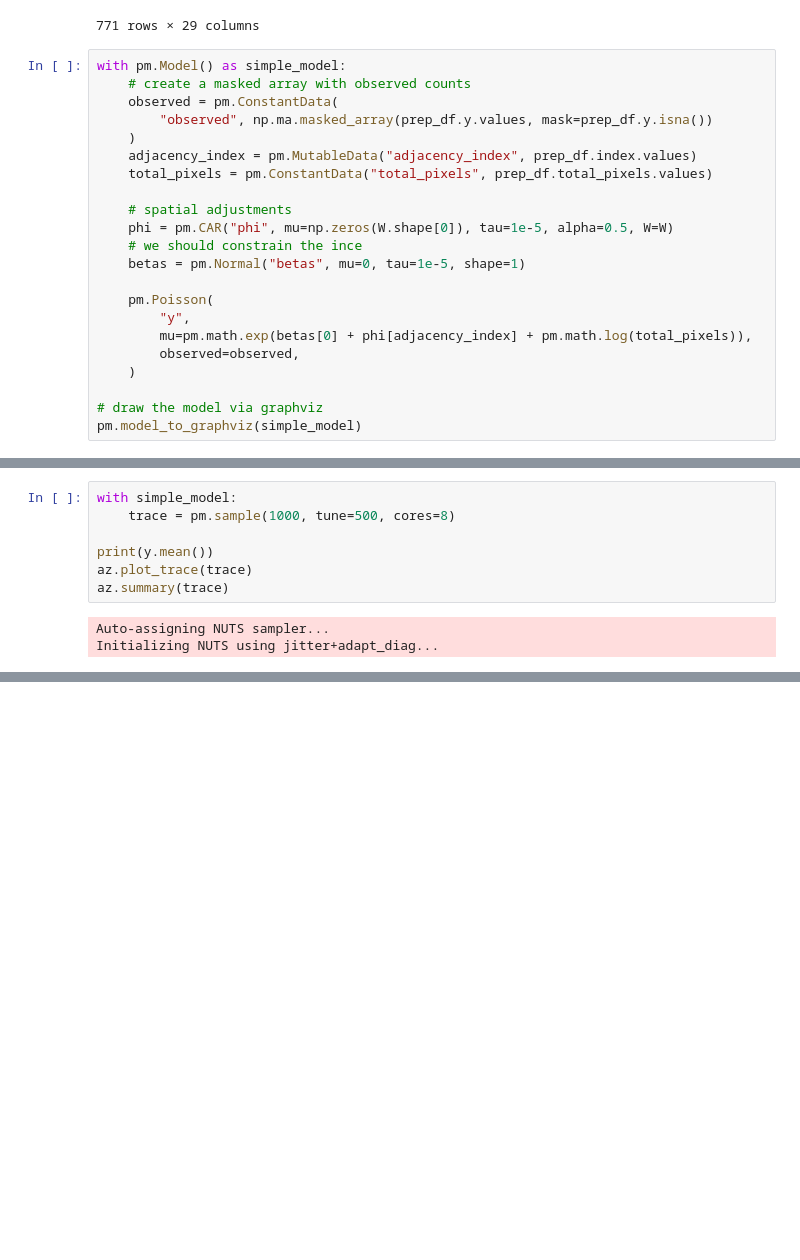
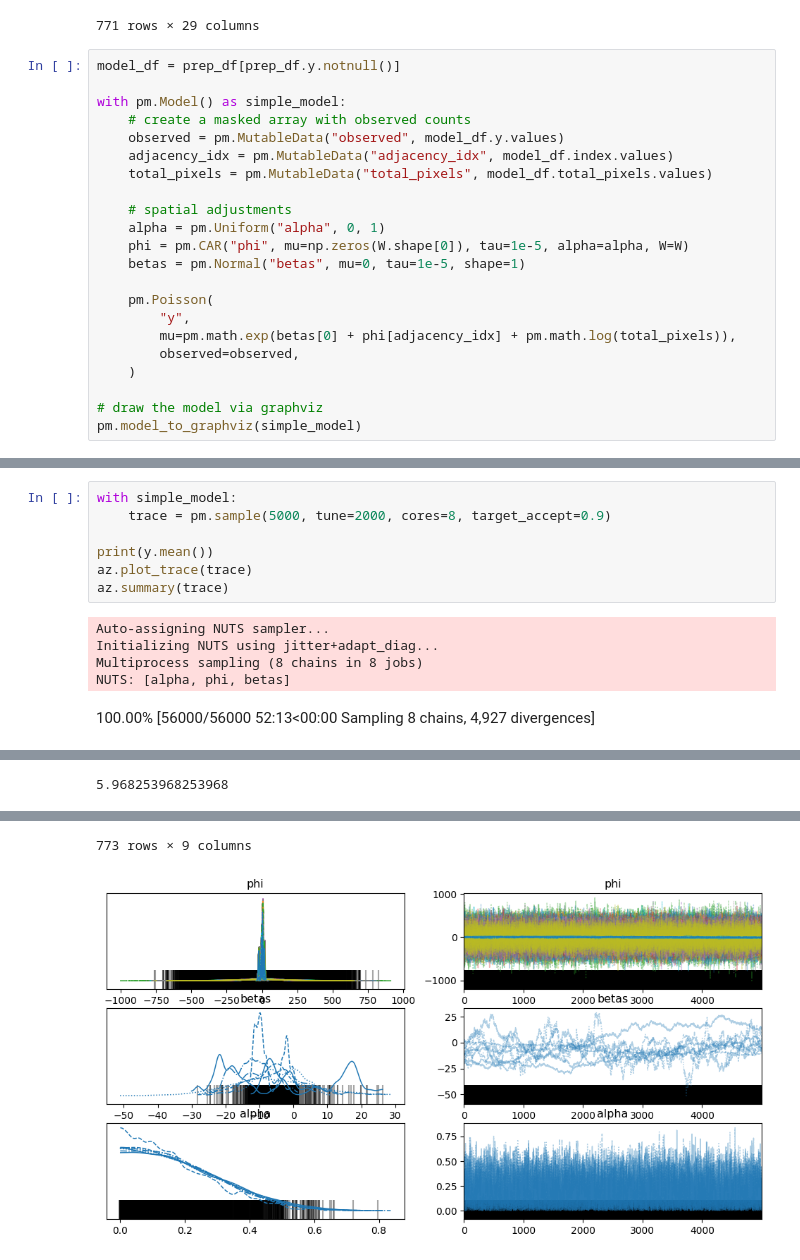
Before and after one commit to acmiyaguchi/iyse4620-birdcall-distributions, a Jupyter notebook: notebooks/2022-11-11-car-model.ipynb, the cells around one changed output, grey strips where cells are left out. Saved outputs shown, nothing was run; the diff lists cells and outputs as text; blank space fills up the shorter version.

Commit message:
Updates on car model

```diff
--- a/notebooks/2022-11-11-car-model.ipynb
+++ b/notebooks/2022-11-11-car-model.ipynb
@@ -102,22 +102,22 @@ prep_df
 | 770 | -124.5_40.5 | 1.0 | 421 | 38.093112 | -2 | 645 | 15.821732 | ... |
 771 rows × 29 columns
 # %%
+model_df = prep_df[prep_df.y.notnull()]
+
 with pm.Model() as simple_model:
     # create a masked array with observed counts
-    observed = pm.ConstantData(
-        "observed", np.ma.masked_array(prep_df.y.values, mask=prep_df.y.isna())
-    )
-    adjacency_index = pm.MutableData("adjacency_index", prep_df.index.values)
-    total_pixels = pm.ConstantData("total_pixels", prep_df.total_pixels.values)
+    observed = pm.MutableData("observed", model_df.y.values)
+    adjacency_idx = pm.MutableData("adjacency_idx", model_df.index.values)
+    total_pixels = pm.MutableData("total_pixels", model_df.total_pixels.values)
 
     # spatial adjustments
-    phi = pm.CAR("phi", mu=np.zeros(W.shape[0]), tau=1e-5, alpha=0.5, W=W)
-    # we should constrain the ince
+    alpha = pm.Uniform("alpha", 0, 1)
+    phi = pm.CAR("phi", mu=np.zeros(W.shape[0]), tau=1e-5, alpha=alpha, W=W)
     betas = pm.Normal("betas", mu=0, tau=1e-5, shape=1)
 
     pm.Poisson(
         "y",
-        mu=pm.math.exp(betas[0] + phi[adjacency_index] + pm.math.log(total_pixels)),
+        mu=pm.math.exp(betas[0] + phi[adjacency_idx] + pm.math.log(total_pixels)),
         observed=observed,
     )
 
@@ -127,7 +127,7 @@ pm.model_to_graphviz(simple_model)
 [drawing not drawn]
 # %%
 with simple_model:
-    trace = pm.sample(1000, tune=500, cores=8)
+    trace = pm.sample(5000, tune=2000, cores=8, target_accept=0.9)
 
 print(y.mean())
 az.plot_trace(trace)
@@ -135,3 +135,6 @@ az.summary(trace)
 # %% [output]
 Auto-assigning NUTS sampler...
 Initializing NUTS using jitter+adapt_diag...
+Multiprocess sampling (8 chains in 8 jobs)
+NUTS: [alpha, phi, betas]
+100.00% [56000/56000 52:13<00:00 Sampling 8 chains, 4,927 divergences]
@@ -141,0 +151 @@ Starting values:
+5.968253968253968
@@ -141,0 +164,2 @@ Starting values:
+773 rows × 9 columns
+[figure, added]
```
Also changed, not shown: parts of 2 cells of this notebook.
